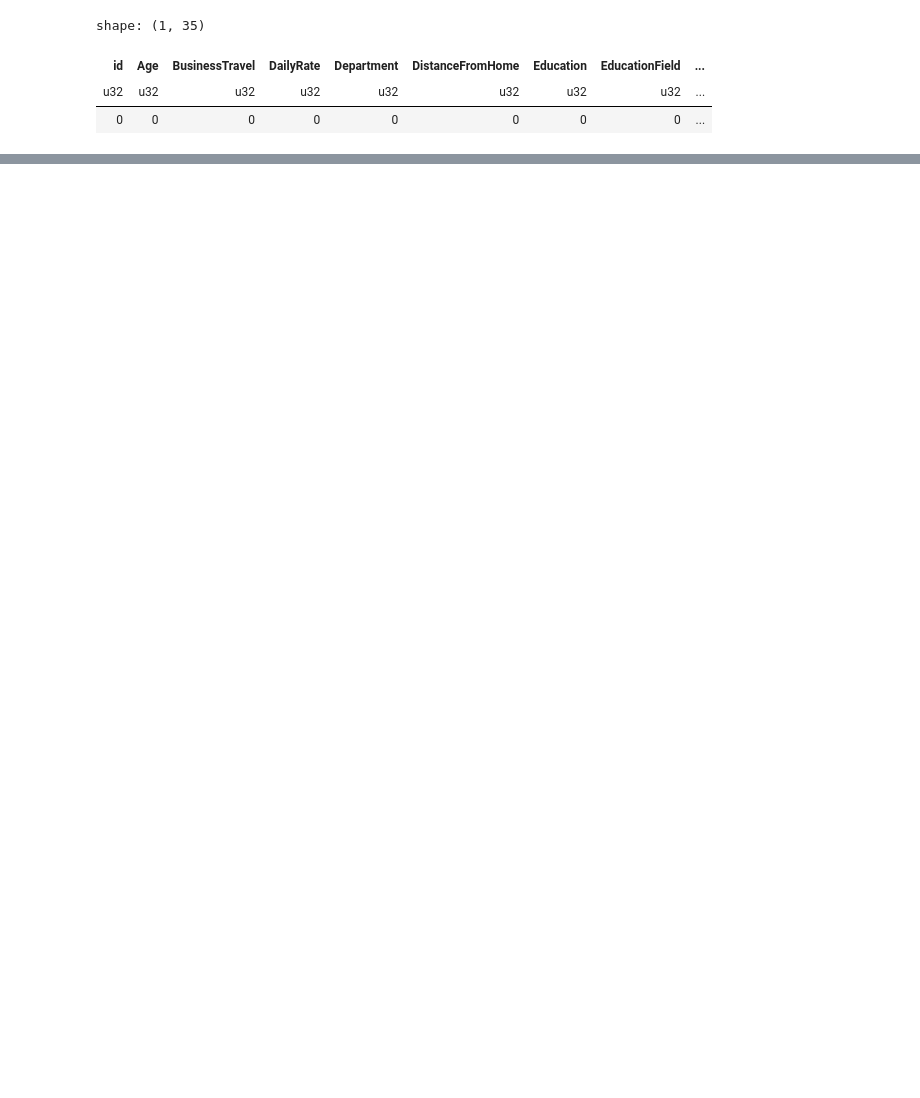
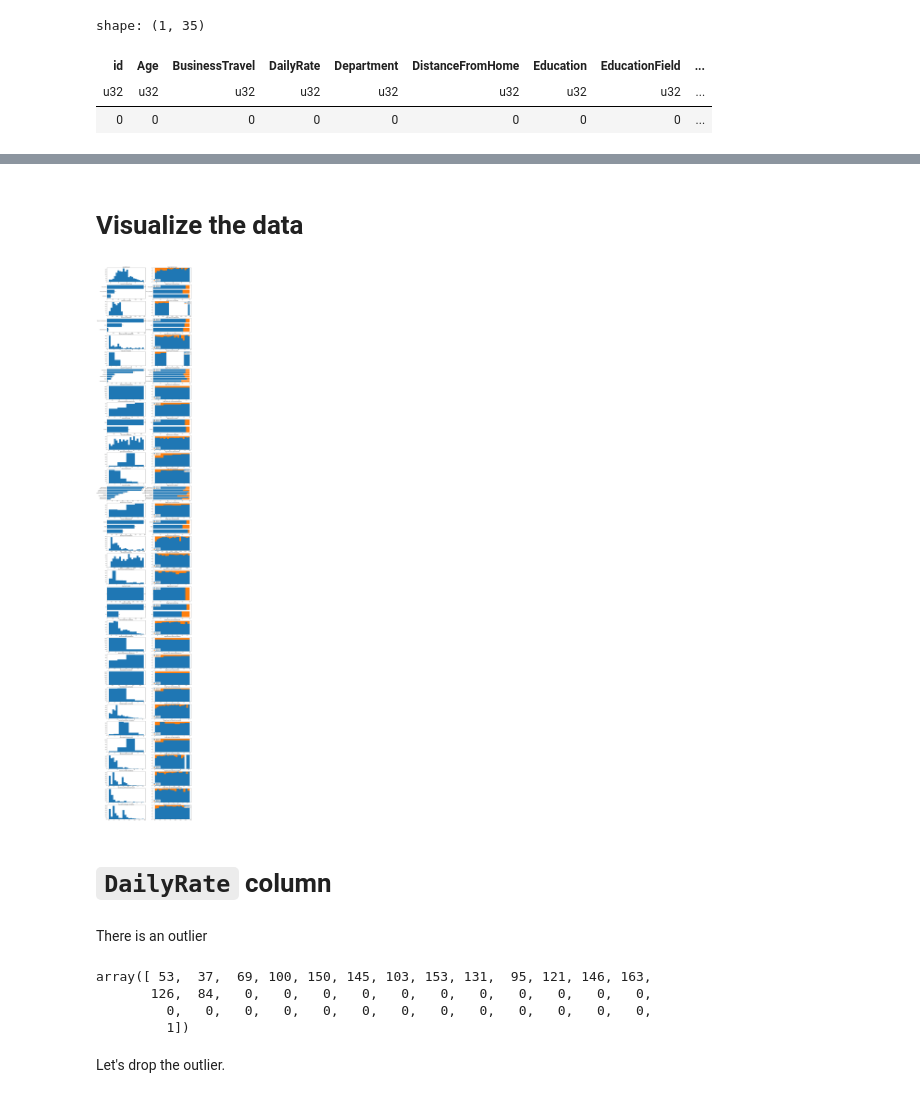
Before and after one commit to kurazu/kaggle-playground, a Jupyter notebook: s03e03/EDA.ipynb, the cells around one changed output, grey strips where cells are left out. Saved outputs shown, nothing was run; the diff lists cells and outputs as text; code cells hidden in the pictures; blank space fills up the shorter version.

```diff
--- a/s03e03/EDA.ipynb
+++ b/s03e03/EDA.ipynb
@@ -130,2 +48,0 @@ plot_counts('ever_married')
-# %%
-_ = plt.hist(df.filter(pl.col('ever_married') == 'Yes').select(pl.col('age')), bins=40)
@@ -136,2 +48,0 @@ plot_counts('work_type')
-# %%
-_ = plt.hist(df.filter(pl.col('work_type') == 'children').select(pl.col('age')), bins=40)
@@ -149,0 +49,2 @@ plot_counts('stroke')
+# %% [markdown]
+# Visualize the data
@@ -149,0 +136,52 @@ plot_counts('stroke')
+# %%
+def plot_columns_and_target_factors(
+    df: pl.DataFrame, *, target_column_name: str, excluded_columns: set[str]
+) -> None:
+    column_types = dict(zip(df.columns, df.dtypes))
+    del column_types[target_column_name]
+    for column_name in excluded_columns:
+        del column_types[column_name]
+    column_types
+
+    n_attrs = len(column_types)
+    fig = plt.figure(figsize=(20, 4 * n_attrs))
+    gs = GridSpec(n_attrs, 2, figure=fig)
+    for idx, (column_name, column_type) in enumerate(column_types.items()):
+        left_ax = fig.add_subplot(gs[idx, 0])
+        right_ax = fig.add_subplot(gs[idx, 1])
+        if column_type in {pl.Boolean, pl.Utf8}:
+            plot_counts_and_target_factor(
+                df,
+                target_column_name=target_column_name,
+                column_name=column_name,
+                left_ax=left_ax,
+                right_ax=right_ax,
+            )
+        else:
+            plot_histogram_and_target_factor(
+                df,
+                target_column_name=target_column_name,
+                column_name=column_name,
+                left_ax=left_ax,
+                right_ax=right_ax,
+            )
+# %%
+plot_columns_and_target_factors(
+    df, target_column_name="Attrition", excluded_columns={"id"}
+)
+# %% [output]
+[figure, added]
+# %% [markdown]
+# `DailyRate` column
+# %% [markdown]
+There is an outlier
+# %%
+hist, buckets = np.histogram(df['DailyRate'], bins=40)
+hist
+# %% [output]
+array([ 53,  37,  69, 100, 150, 145, 103, 153, 131,  95, 121, 146, 163,
+       126,  84,   0,   0,   0,   0,   0,   0,   0,   0,   0,   0,   0,
+         0,   0,   0,   0,   0,   0,   0,   0,   0,   0,   0,   0,   0,
+         1])
+# %% [markdown]
+Let's drop the outlier.
```
Also changed, not shown: parts of 49 cells of this notebook, 2 other files.
